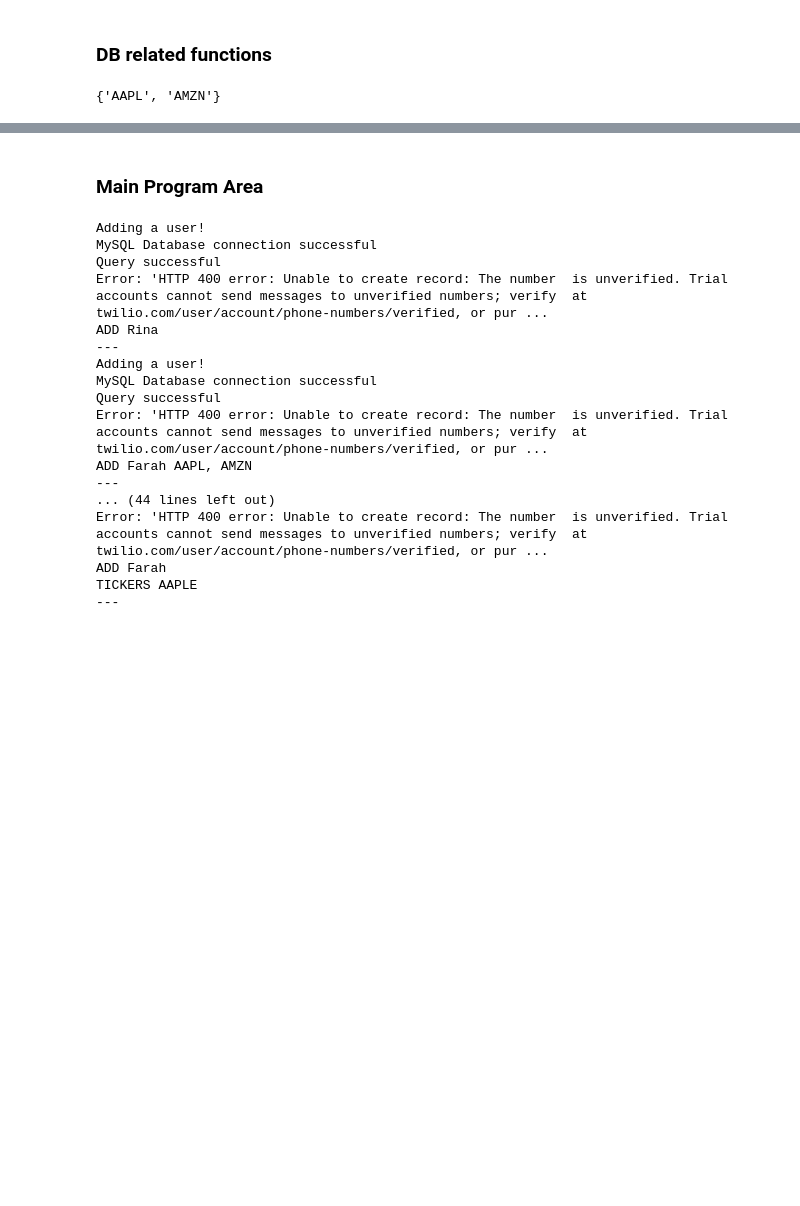
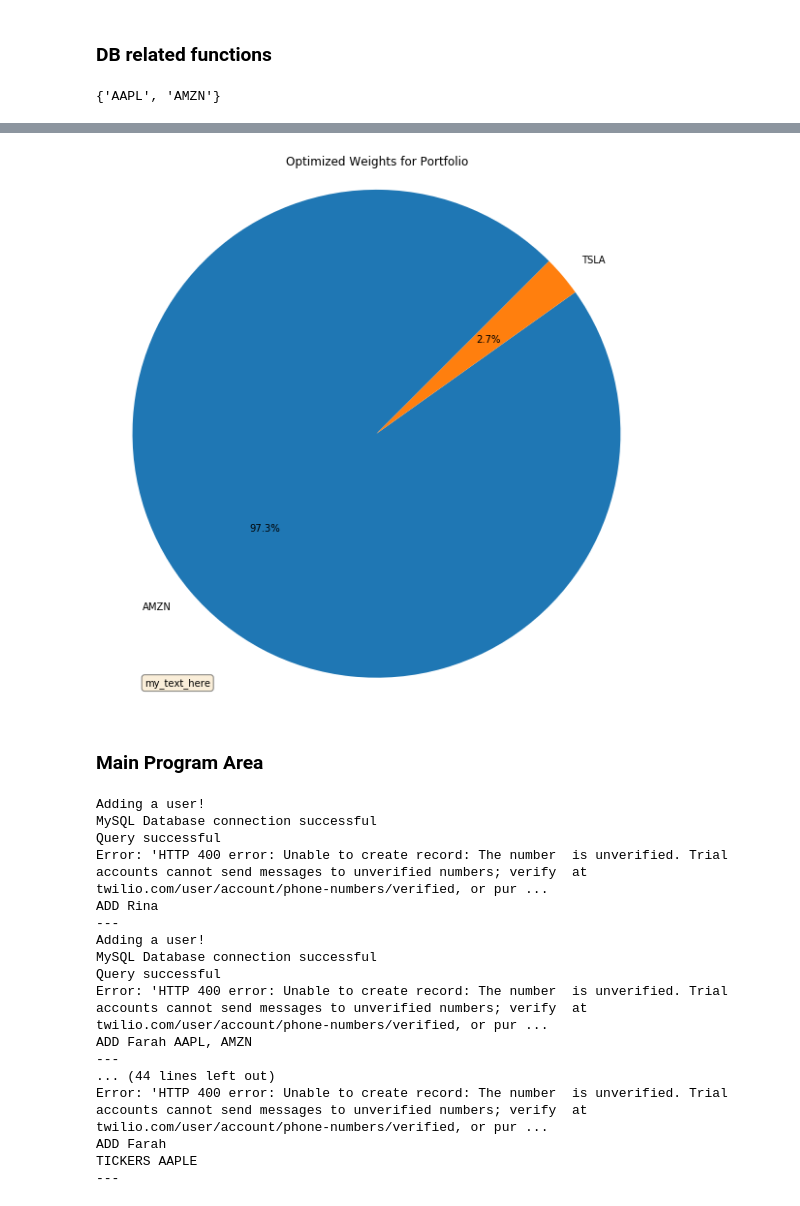
Before and after one commit to justinm329/Project_1, a Jupyter notebook: main_note_book.ipynb, the cells around one changed output, grey strips where cells are left out. Drawn from its saved outputs; the diff is of its cells as text; code cells hidden in the pictures; blank space fills up the shorter version.

```diff
--- a/main_note_book.ipynb
+++ b/main_note_book.ipynb
@@ -475,3 +493,15 @@ def mc(tickers):
+# %%
+def pie_chart_graph(optimized_weights, etf_weights):
+    text = "my_text_here"
+    pie = plt.figure(figsize=(10,10))
+    ax = plt.pie(optimized_weights.T[0],labels=optimized_weights.T.index, autopct="%.1f%%", startangle=45)
+    plt.pie(etf_weights.T[0],labels=etf_weights.T.index, autopct="%.1f%%", startangle=45)
+    ax = ax
+    plt.title('Optimized Weights for Portfolio')
+    plt.axis('equal')
+#plt.legend()
+    plt.text(-0.95, -1, text, bbox=dict(boxstyle='round', facecolor='wheat', alpha=0.5), verticalalignment='top')
+    plt.show()
 # %%
 def execute_command(command, phone, content):
     """This functions executes commands received from the sms engine.
@@ -539,3 +578,7 @@ mc(["AGG", "XLY"])
+# %%
+pie_chart_graph(d)
+# %% [output]
+[figure, added]
 # %% [markdown]
 ### Main Program Area
 # %%
```
Also changed, not shown: parts of 8 cells of this notebook.
